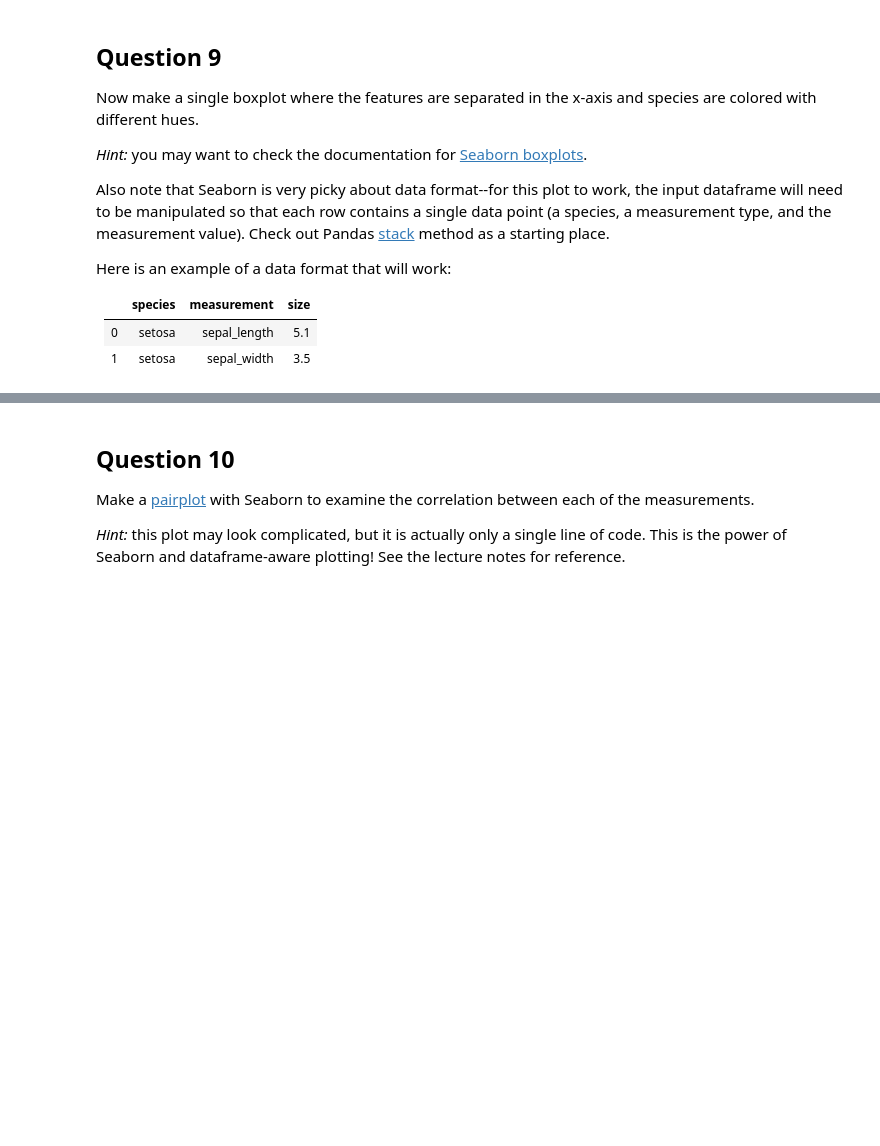
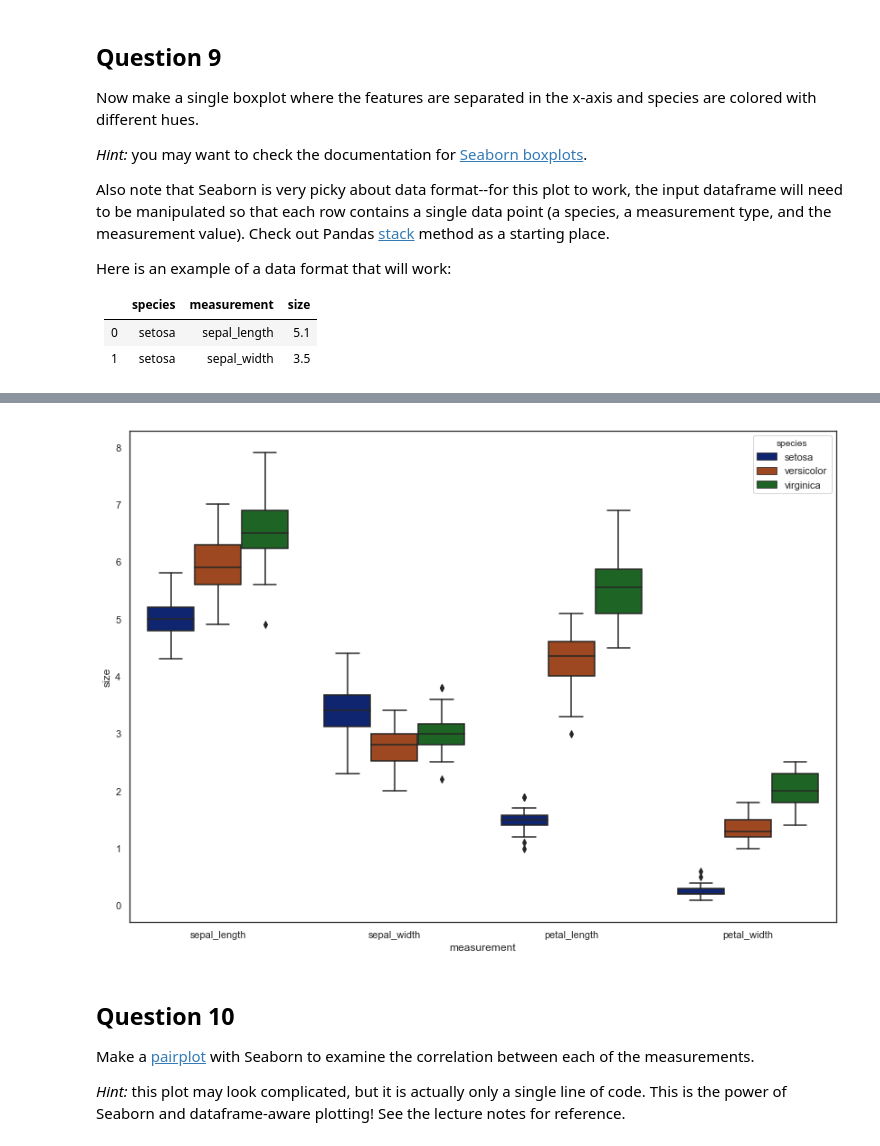
Before and after one commit to mohameddhameem/IBM-Machine-Learning, a Jupyter notebook: Exploratory Data Analysis for Machine Learning/Week 1/Exploratory Data Analysis/01c_LAB_EDA.ipynb, the cells around one changed output, grey strips where cells are left out. Drawn from its saved outputs; the diff is of its cells as text; code cells hidden in the pictures; blank space fills up the shorter version.

```diff
--- a/Exploratory Data Analysis for Machine Learning/Week 1/Exploratory Data Analysis/01c_LAB_EDA.ipynb
+++ b/Exploratory Data Analysis for Machine Learning/Week 1/Exploratory Data Analysis/01c_LAB_EDA.ipynb
@@ -295,15 +306,17 @@ plot_data.head()
 # %%
 ### BEGIN SOLUTION
 # Now plot the dataframe from above using Seaborn
 
 sns.set_style('white')
 sns.set_context('notebook')
 sns.set_palette('dark')
 
-f = plt.figure(figsize=(6,4))
+f = plt.figure(figsize=(14,10))
 sns.boxplot(x='measurement', y='size',
             hue='species', data=plot_data);
 ### END SOLUTION
+# %% [output]
+[figure, added]
 # %% [markdown]
 ## Question 10
 
```
Also changed, not shown: parts of 6 cells of this notebook.
